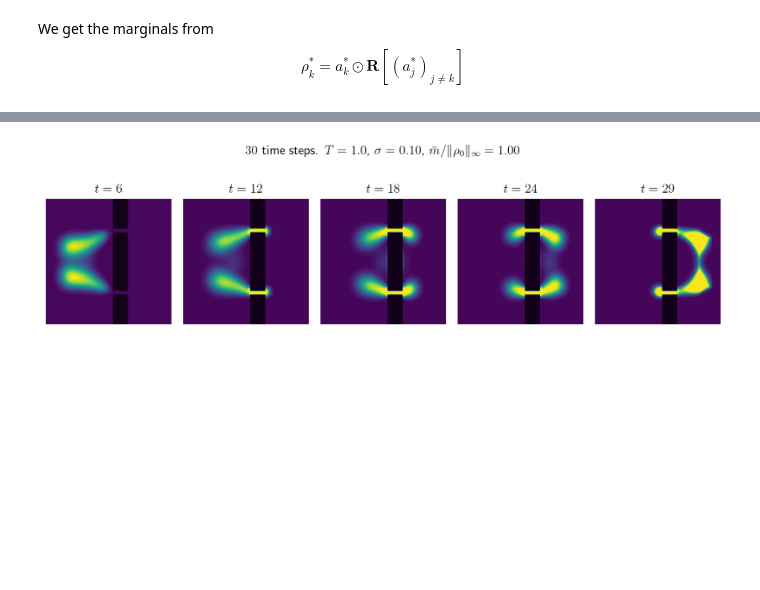
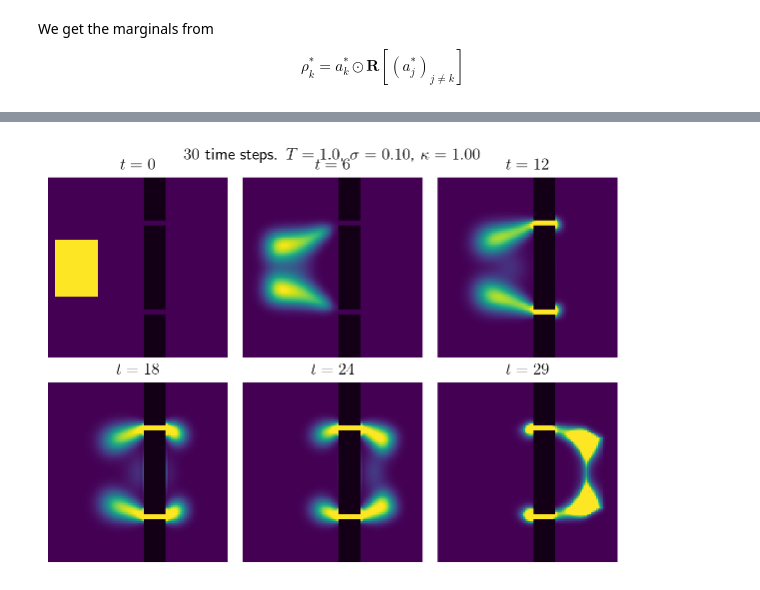
Before and after one commit to ManifoldFR/mva-optimaltransport, a Jupyter notebook: project/multistep.ipynb, the cells around one changed output, grey strips where cells are left out. Saved outputs shown, nothing was run; the diff lists cells and outputs as text; code cells hidden in the pictures; blank space fills up the shorter version.

```diff
--- a/project/multistep.ipynb
+++ b/project/multistep.ipynb
@@ -285,10 +290,10 @@ fig.savefig(IMAGE_DIR+"congestion_plot.pdf", bbox_inches='tight')
 skip = 6
 steps_to_plot = [skip*t for t in range(N_t//skip)]
 steps_to_plot.append(N_t-1)
-steps_to_plot = steps_to_plot[1:]
+#steps_to_plot = steps_to_plot[1:]
 print(steps_to_plot)
 print("Plot",len(steps_to_plot), "steps.")
-ncols = 5
+ncols = 3
 nrows = len(steps_to_plot) // ncols
 print("ncols:", ncols, "nrows:", nrows)
 # %% [output]
@@ -298,23 +303,23 @@ ncols: 5 nrows: 1
 # %%
-fig, axes = plt.subplots(nrows, ncols, figsize=(9, 3.), dpi=100)
+fig, axes = plt.subplots(nrows, ncols, figsize=(6, 4.3), dpi=100)
 axes = axes.ravel()
 
 
 for i, t in enumerate(steps_to_plot):
     if i < len(axes):
         ax = axes[i]
         t = steps_to_plot[i]
         mu = marginals[t]
         plot_domain(domain_img, cax=ax, extent=extent)
         plot_measure(mu, cax=ax, extent=extent, cmap=cm.viridis)
         ax.axis('off')
         ax.set_title("$t=%d$" % t)
 
-title = ("$%d$ time steps. $T=%.1f$, $\\sigma=%.2f$, $\\bar{m}/\|\\rho_0\|_\infty" +
+title = ("$%d$ time steps. $T=%.1f$, $\\sigma=%.2f$, $\kappa" +
         f"={kappa:.2f}$")
 fig.suptitle(title % (N_t, tmax, sigma), y=1.0)
 fig.tight_layout();
 # %% [output]
-[figure, old version]
+[figure, new version]
 # %%
 fig.savefig(IMAGE_DIR+'multimarg_transport.pdf', bbox_inches='tight')
```
Also changed, not shown: parts of 13 cells of this notebook, 34 other files.
